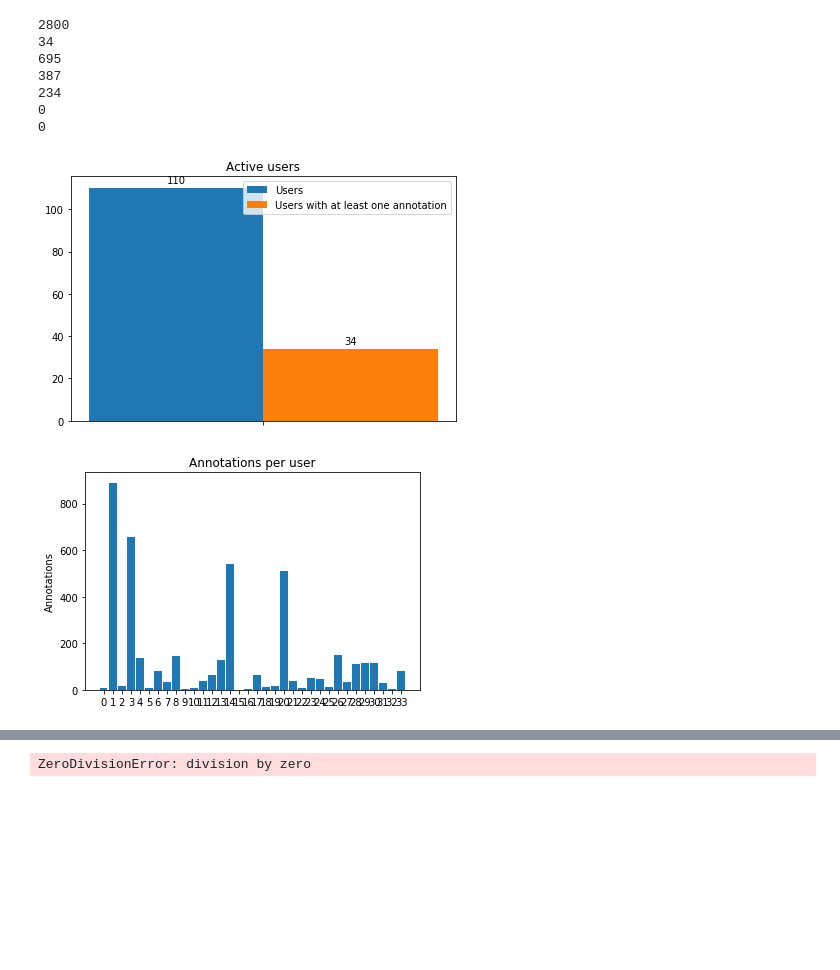
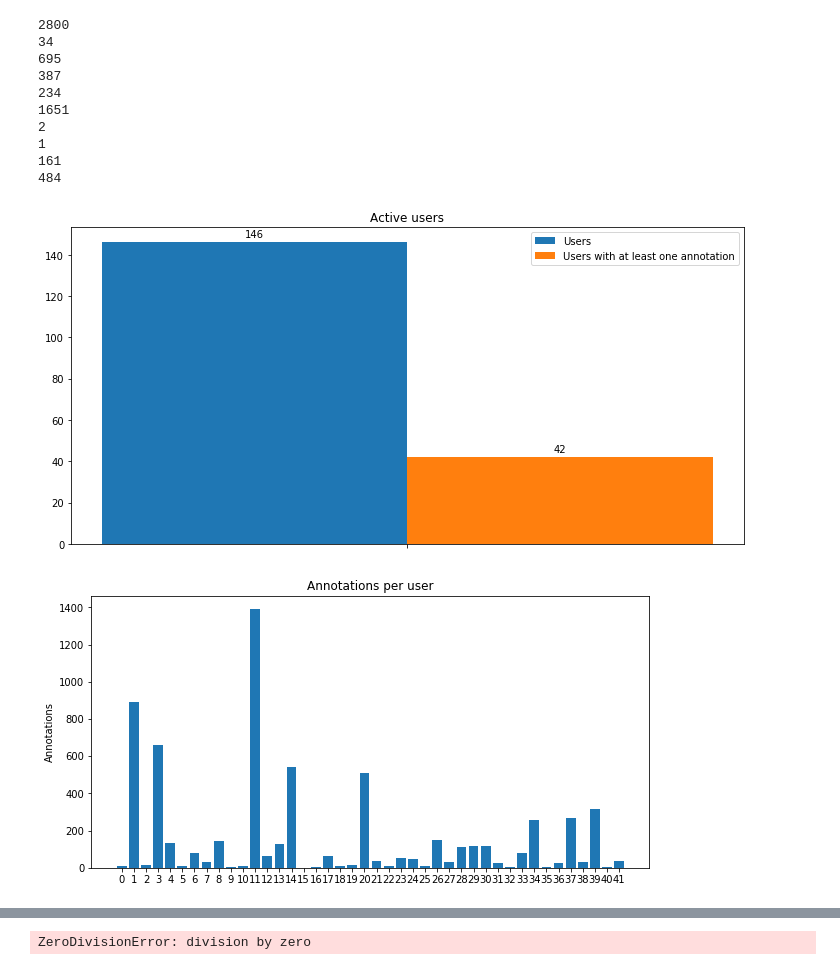
Before and after one commit to LachubCz/pero-quality-web, a Jupyter notebook: data_visualization.ipynb, the cells around one changed output, grey strips where cells are left out. Cells and saved outputs as stored; diff of their text form; code cells hidden in the pictures; blank space fills up the shorter version.

```diff
--- a/data_visualization.ipynb
+++ b/data_visualization.ipynb
@@ -158,7 +158,7 @@ from app.db import Base, User, Annotation, Crop, Page, Record, Set, RecordCrop
 
 
 if __name__ == "__main__":
-    engine = create_engine('sqlite:///database.sqlite3',
+    engine = create_engine('sqlite:///C:\\Users\\LachubCz_NTB\\Documents\\GitHub\\pero-web-data\\database.sqlite3',
                            convert_unicode=True,
                            connect_args={'check_same_thread': False})
     db_session = scoped_session(sessionmaker(autocommit=False,
@@ -259,34 +259,37 @@ if __name__ == "__main__":
         two = 0
         for e, elem in enumerate(item.annotations):
             if elem.annotation == '01':
                 one += 1
             else:
                 two += 1
         class1.append(one)
         class2.append(two)
     #graph6(class1, class2)
 
     combinations = dict()
     for i, item in enumerate(class1):
         _100 = class1[i]+class2[i]
         if class1[i]>class2[i]:
             string = (class1[i] / _100)*100
         else:
             string = (class2[i] / _100)*100
         if string in combinations.keys():
             combinations[string] += 1
         else:
             combinations[string] = 1
 
     combinations = collections.OrderedDict(sorted(combinations.items()))
     graph2(objects=list(combinations.keys()), performance=list(combinations.values()), ylabel="% of same annotations", title="Annotations consistency")
 # %% [output]
 2800
 34
 695
 387
 234
-0
-0
+1651
+2
+1
+161
+484
-[figure, old version]
+[figure, new version]
-[figure, old version]
+[figure, new version]
```
Also changed, not shown: parts of 1 cell of this notebook, 19 other files.
